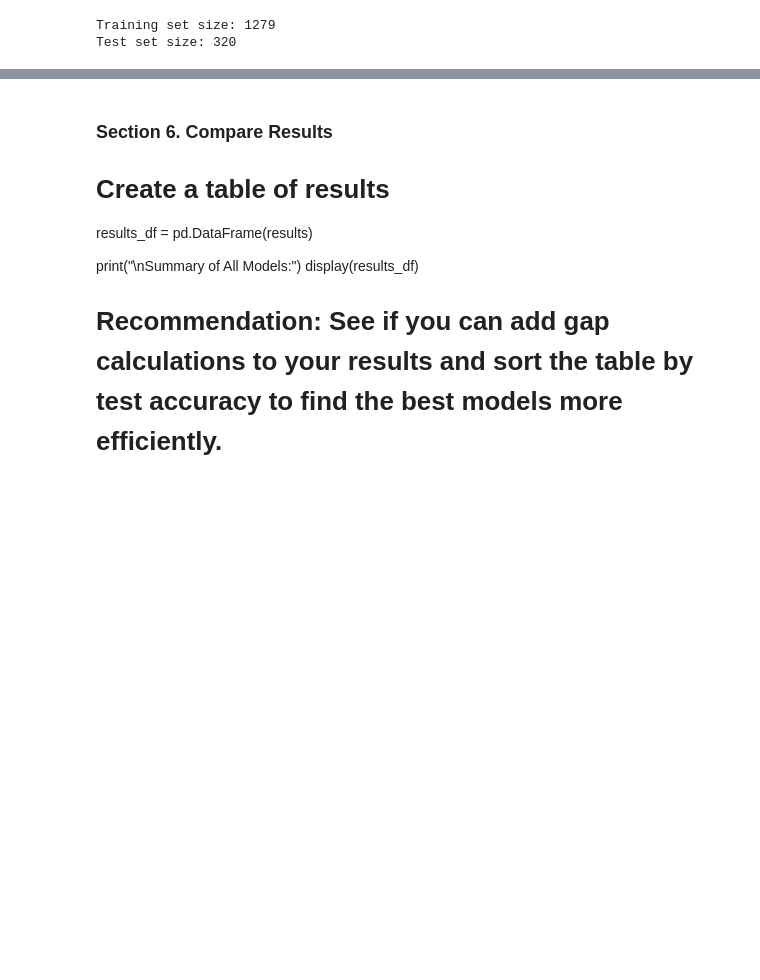
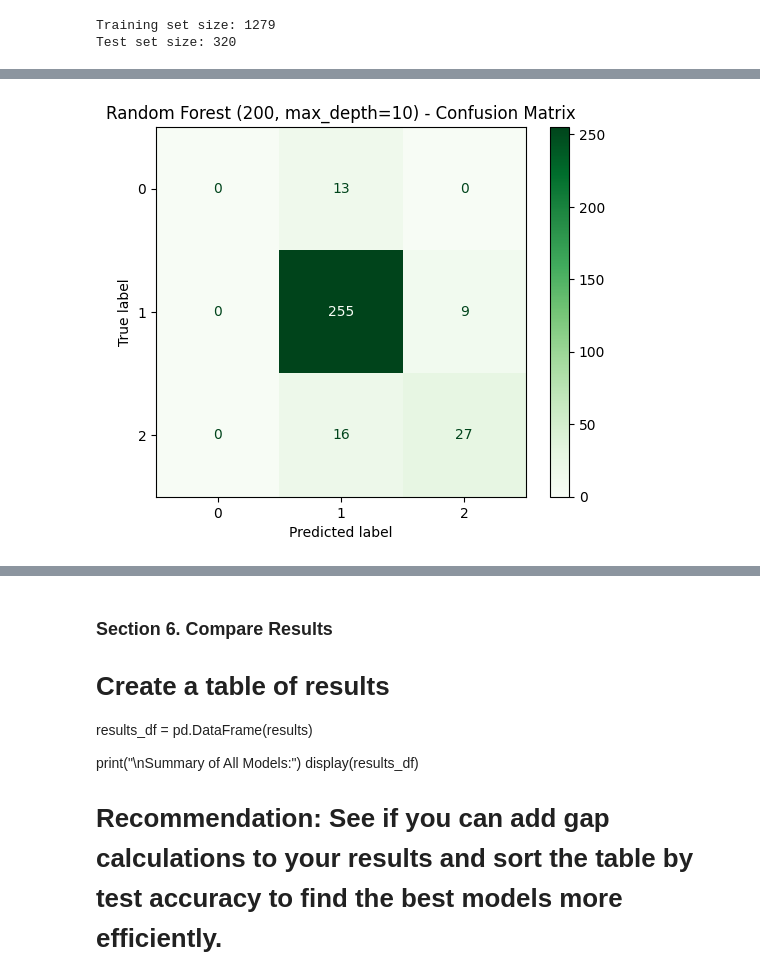
Before and after one commit to Data-Git-Hub/applied-ml-data-git-hub, a Jupyter notebook: lab05/ensemble-data-git-hub.ipynb, the cells around one changed output, grey strips where cells are left out. Cells and saved outputs as stored; diff of their text form; code cells hidden in the pictures; blank space fills up the shorter version.

```diff
--- a/lab05/ensemble-data-git-hub.ipynb
+++ b/lab05/ensemble-data-git-hub.ipynb
@@ -502,0 +346,11 @@ evaluate_model(
+# %%
+# Random Forest (200, max_depth=10)
+rf200_limited = RandomForestClassifier(n_estimators=200, max_depth=10, random_state=42)
+evaluate_model("Random Forest (200, max_depth=10)", rf200_limited, X_train, y_train, X_test, y_test, results)
+
+# Confusion matrix
+disp = ConfusionMatrixDisplay.from_estimator(rf200_limited, X_test, y_test, cmap="Greens")
+disp.ax_.set_title("Random Forest (200, max_depth=10) - Confusion Matrix")
+plt.show()
+# %% [output]
+[figure, added]
```
Also changed, not shown: parts of 10 cells of this notebook, 2 other files.
